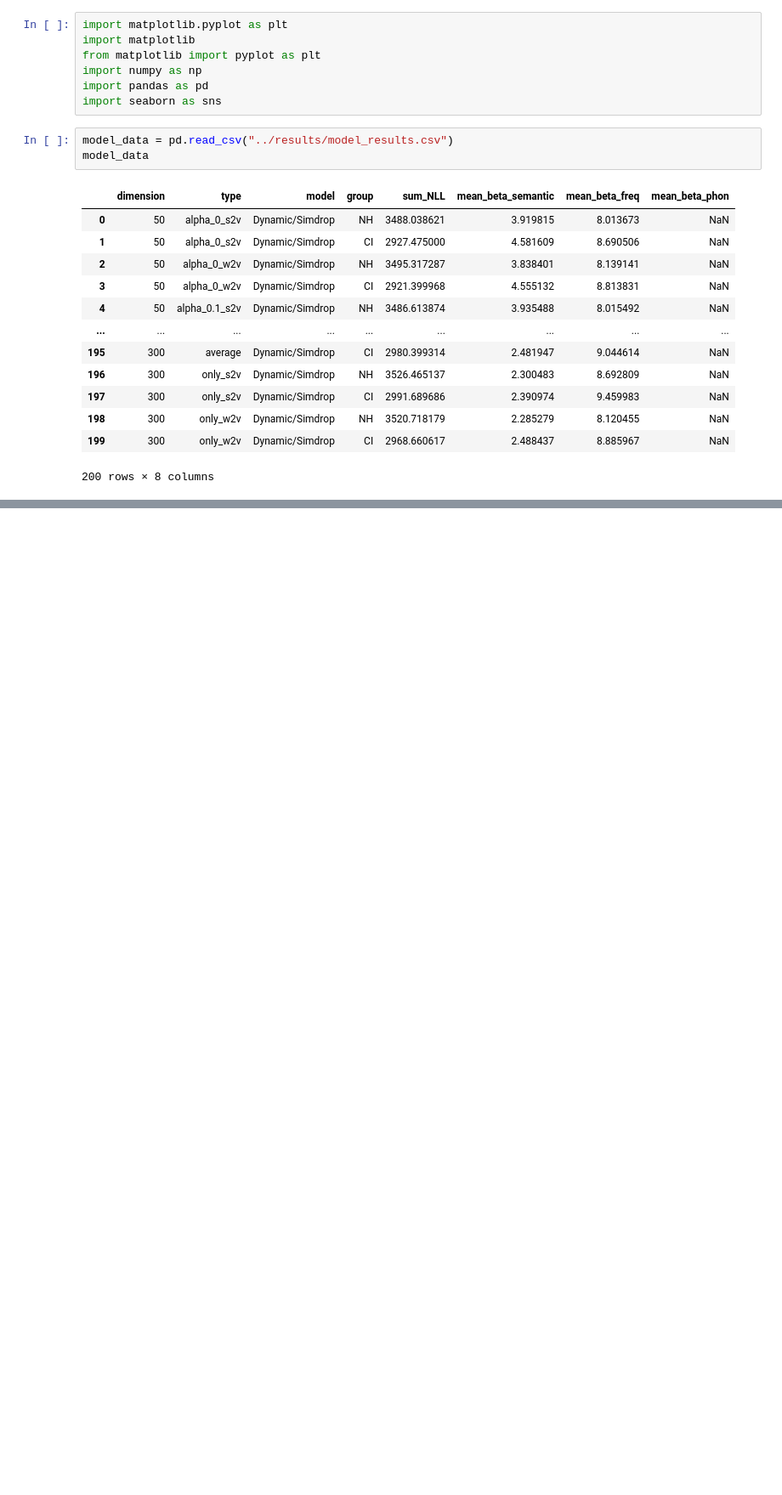
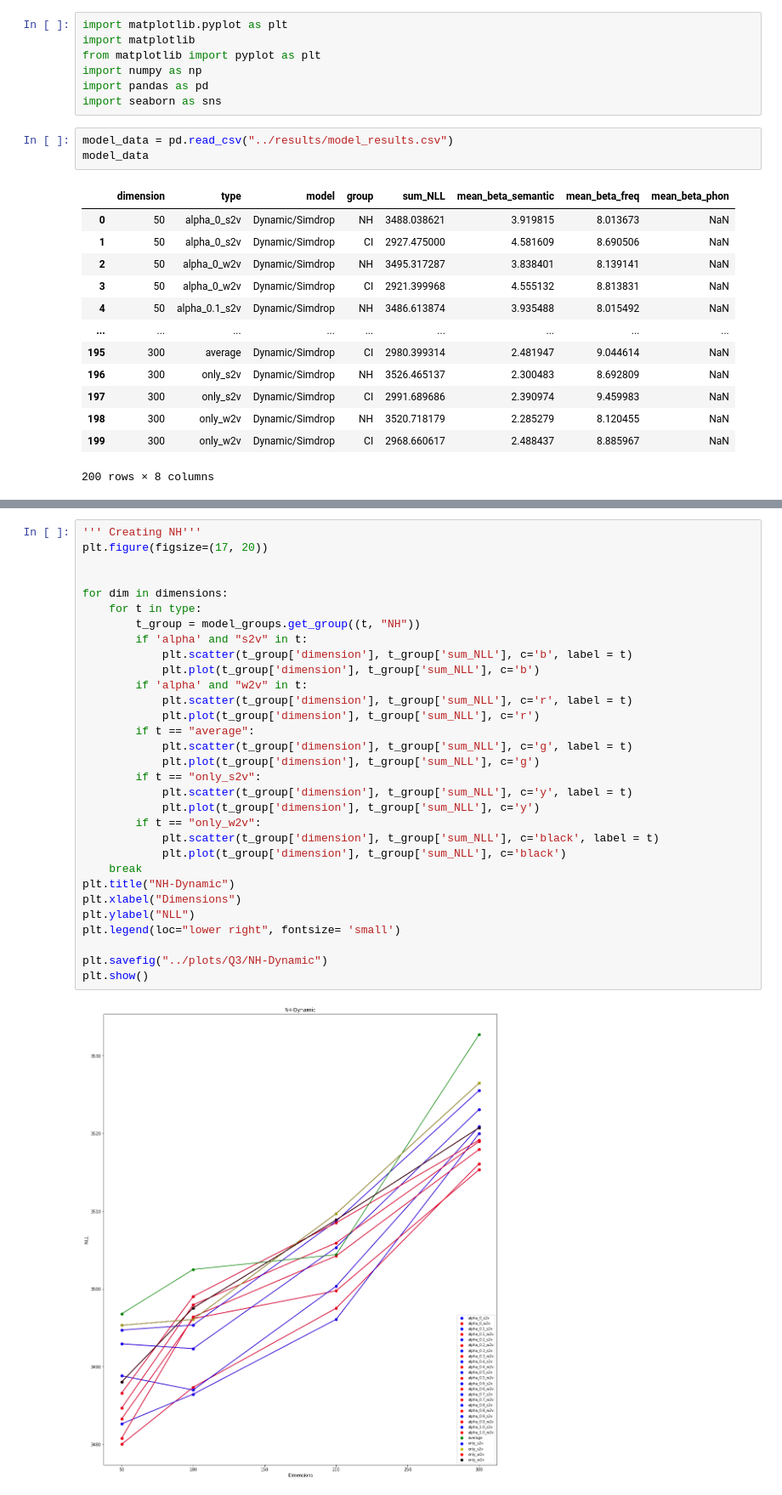
Before and after one commit to thelexiconlab/cochlear-project, a Jupyter notebook: analysis/9_ave_alpha_forager_results.ipynb, the cells around one changed output, grey strips where cells are left out. Shown: that part at 85% size. Saved outputs shown, nothing was run; the diff lists cells and outputs as text; blank space fills up the shorter version.

```diff
--- a/analysis/9_ave_alpha_forager_results.ipynb
+++ b/analysis/9_ave_alpha_forager_results.ipynb
@@ -242,0 +242,33 @@ plt.show()
+# %%
+''' Creating NH'''
+plt.figure(figsize=(17, 20))
+
+
+for dim in dimensions:
+    for t in type:
+        t_group = model_groups.get_group((t, "NH"))
+        if 'alpha' and "s2v" in t:
+            plt.scatter(t_group['dimension'], t_group['sum_NLL'], c='b', label = t)
+            plt.plot(t_group['dimension'], t_group['sum_NLL'], c='b')
+        if 'alpha' and "w2v" in t:
+            plt.scatter(t_group['dimension'], t_group['sum_NLL'], c='r', label = t)
+            plt.plot(t_group['dimension'], t_group['sum_NLL'], c='r')
+        if t == "average":
+            plt.scatter(t_group['dimension'], t_group['sum_NLL'], c='g', label = t)
+            plt.plot(t_group['dimension'], t_group['sum_NLL'], c='g')
+        if t == "only_s2v":
+            plt.scatter(t_group['dimension'], t_group['sum_NLL'], c='y', label = t)
+            plt.plot(t_group['dimension'], t_group['sum_NLL'], c='y')
+        if t == "only_w2v":
+            plt.scatter(t_group['dimension'], t_group['sum_NLL'], c='black', label = t)
+            plt.plot(t_group['dimension'], t_group['sum_NLL'], c='black')
+    break
+plt.title("NH-Dynamic")
+plt.xlabel("Dimensions")
+plt.ylabel("NLL")
+plt.legend(loc="lower right", fontsize= 'small')
+
+plt.savefig("../plots/Q3/NH-Dynamic")
+plt.show()
+# %% [output]
+[figure, added]
```
Also changed, not shown: parts of 10 cells of this notebook, 19 other files.
